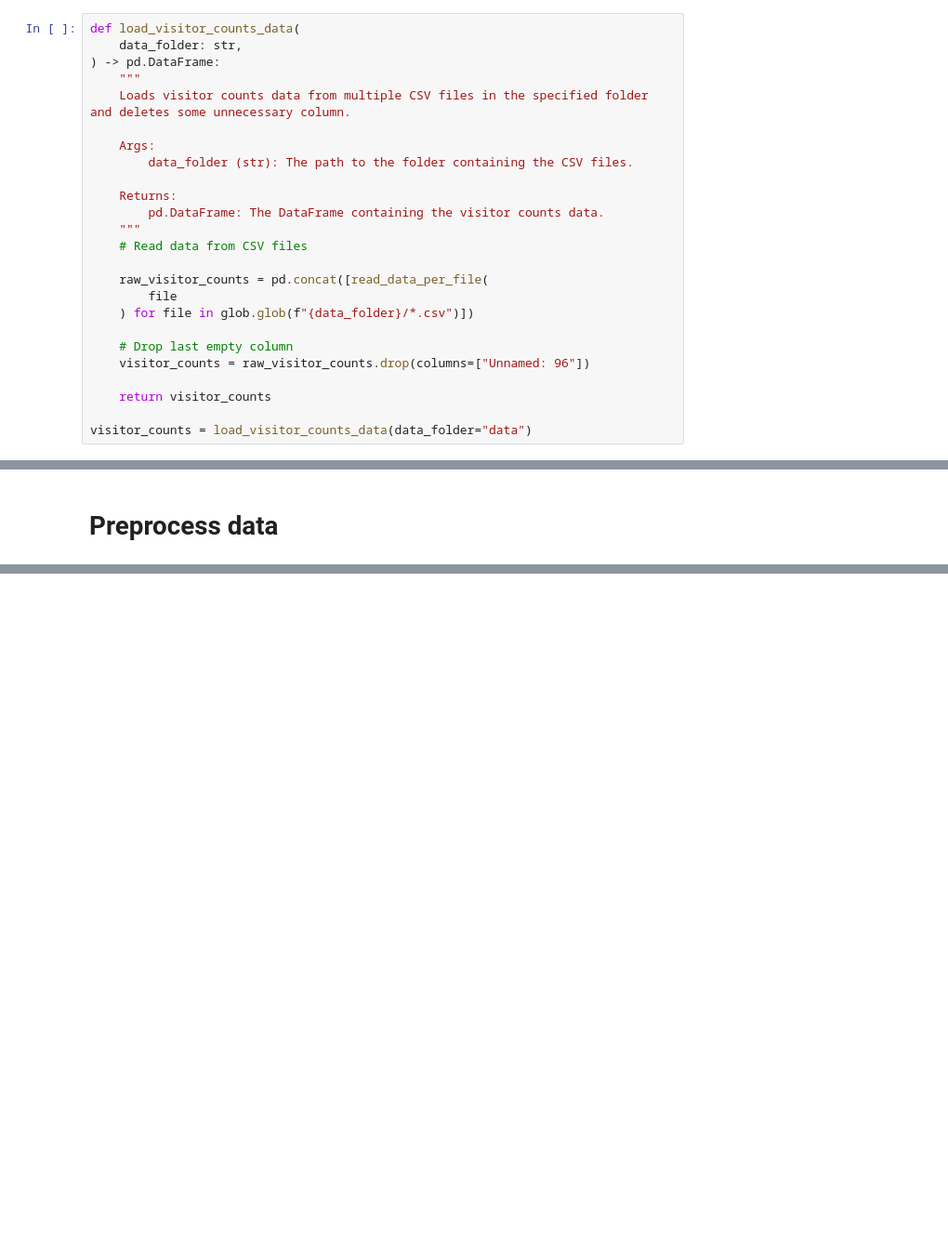
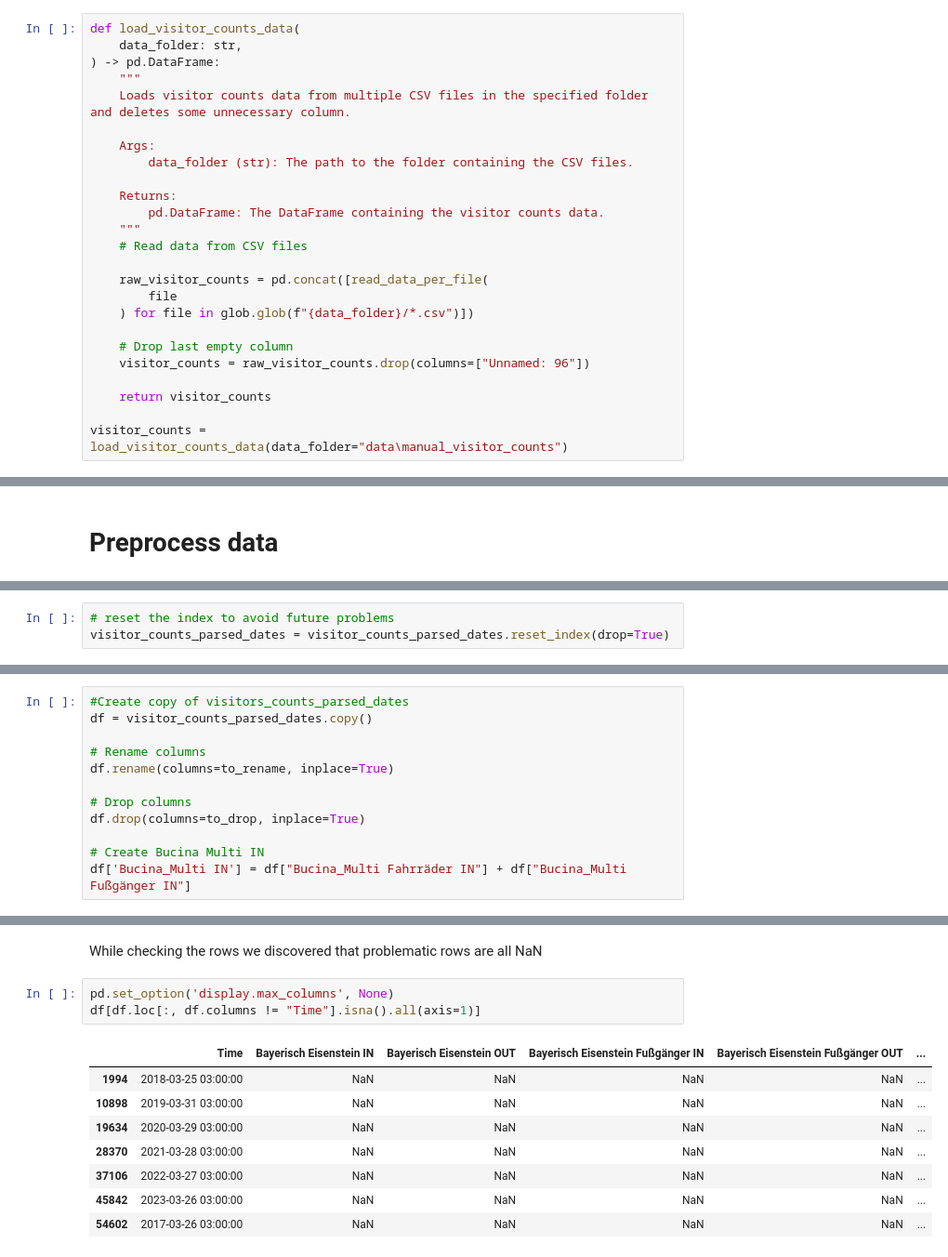
Before and after one commit to m-mango/bavarian-forest-visitor-monitoring-dssgx-24, a Jupyter notebook: cleaning-manual-visitor-count-data.ipynb, the cells around one changed output, grey strips where cells are left out. Shown: that part at 93% size. Drawn from its saved outputs; the diff is of its cells as text; blank space fills up the shorter version.

```diff
--- a/cleaning-manual-visitor-count-data.ipynb
+++ b/cleaning-manual-visitor-count-data.ipynb
@@ -49,4 +47,4 @@ def load_visitor_counts_data(
 
     return visitor_counts
 
-visitor_counts = load_visitor_counts_data(data_folder="data")
+visitor_counts = load_visitor_counts_data(data_folder="data\manual_visitor_counts")
@@ -103,0 +104,3 @@ DateParseError: Unknown datetime string format, unable to parse: 1. MÃ¤rz 2018
+# %%
+# reset the index to avoid future problems
+visitor_counts_parsed_dates = visitor_counts_parsed_dates.reset_index(drop=True)
@@ -103,0 +163,12 @@ DateParseError: Unknown datetime string format, unable to parse: 1. MÃ¤rz 2018
+# %%
+#Create copy of visitors_counts_parsed_dates
+df = visitor_counts_parsed_dates.copy()
+
+# Rename columns
+df.rename(columns=to_rename, inplace=True)
+
+# Drop columns
+df.drop(columns=to_drop, inplace=True)
+
+# Create Bucina Multi IN
+df['Bucina_Multi IN'] = df["Bucina_Multi Fahrräder IN"] + df["Bucina_Multi Fußgänger IN"]
@@ -103,0 +216,14 @@ DateParseError: Unknown datetime string format, unable to parse: 1. MÃ¤rz 2018
+# %% [markdown]
+While checking the rows we discovered that problematic rows are all NaN
+# %%
+pd.set_option('display.max_columns', None)
+df[df.loc[:, df.columns != "Time"].isna().all(axis=1)]
+# %% [output]
+|  | Time | Bayerisch Eisenstein IN | Bayerisch Eisenstein OUT | Bayerisch Eisenstein Fußgänger IN | Bayerisch Eisenstein Fußgänger OUT | ... |
+| 1994 | 2018-03-25 03:00:00 | NaN | NaN | NaN | NaN | ... |
+| 10898 | 2019-03-31 03:00:00 | NaN | NaN | NaN | NaN | ... |
+| 19634 | 2020-03-29 03:00:00 | NaN | NaN | NaN | NaN | ... |
+| 28370 | 2021-03-28 03:00:00 | NaN | NaN | NaN | NaN | ... |
+| 37106 | 2022-03-27 03:00:00 | NaN | NaN | NaN | NaN | ... |
+| 45842 | 2023-03-26 03:00:00 | NaN | NaN | NaN | NaN | ... |
+| 54602 | 2017-03-26 03:00:00 | NaN | NaN | NaN | NaN | ... |
```
Also changed, not shown: parts of 19 cells of this notebook.
